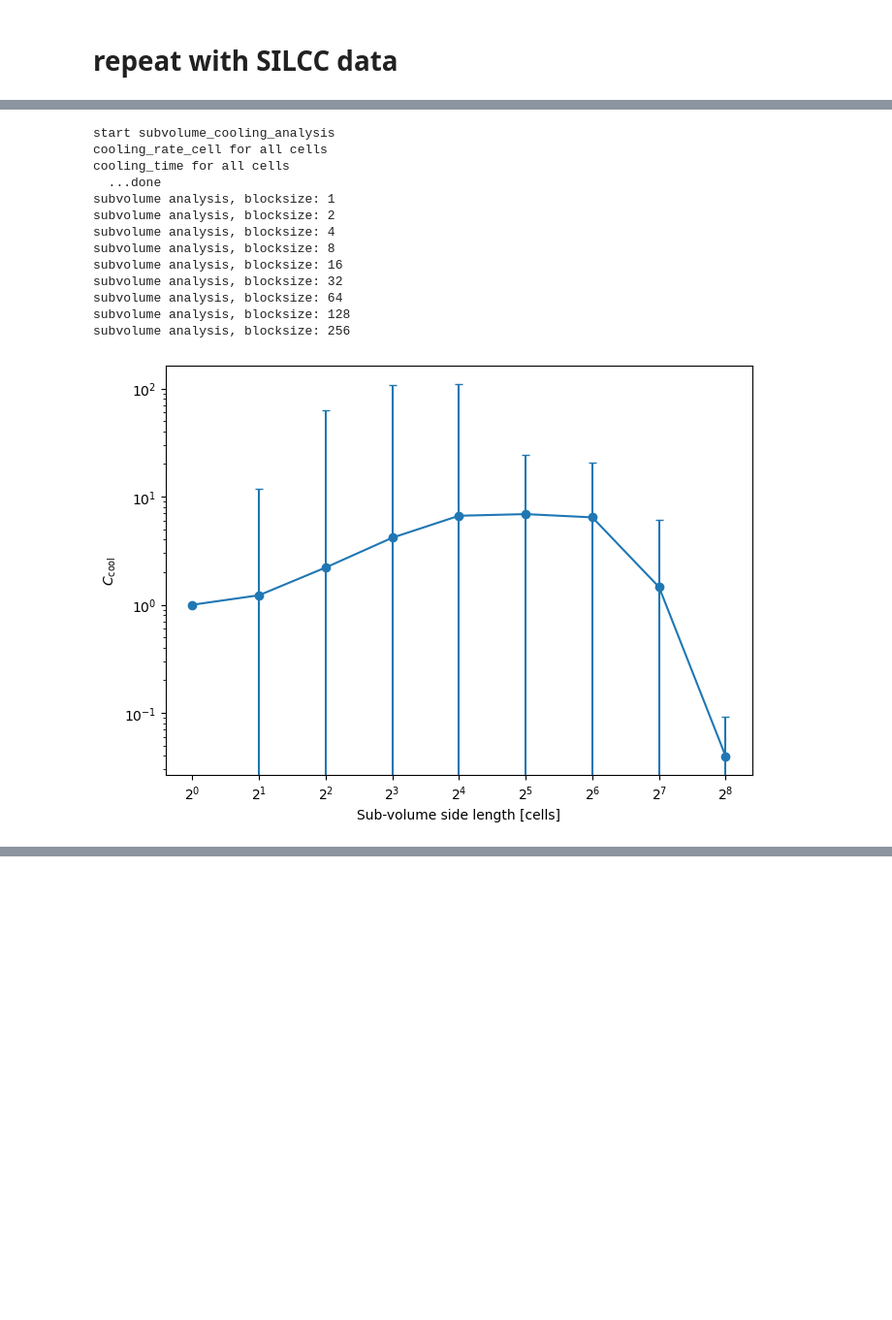
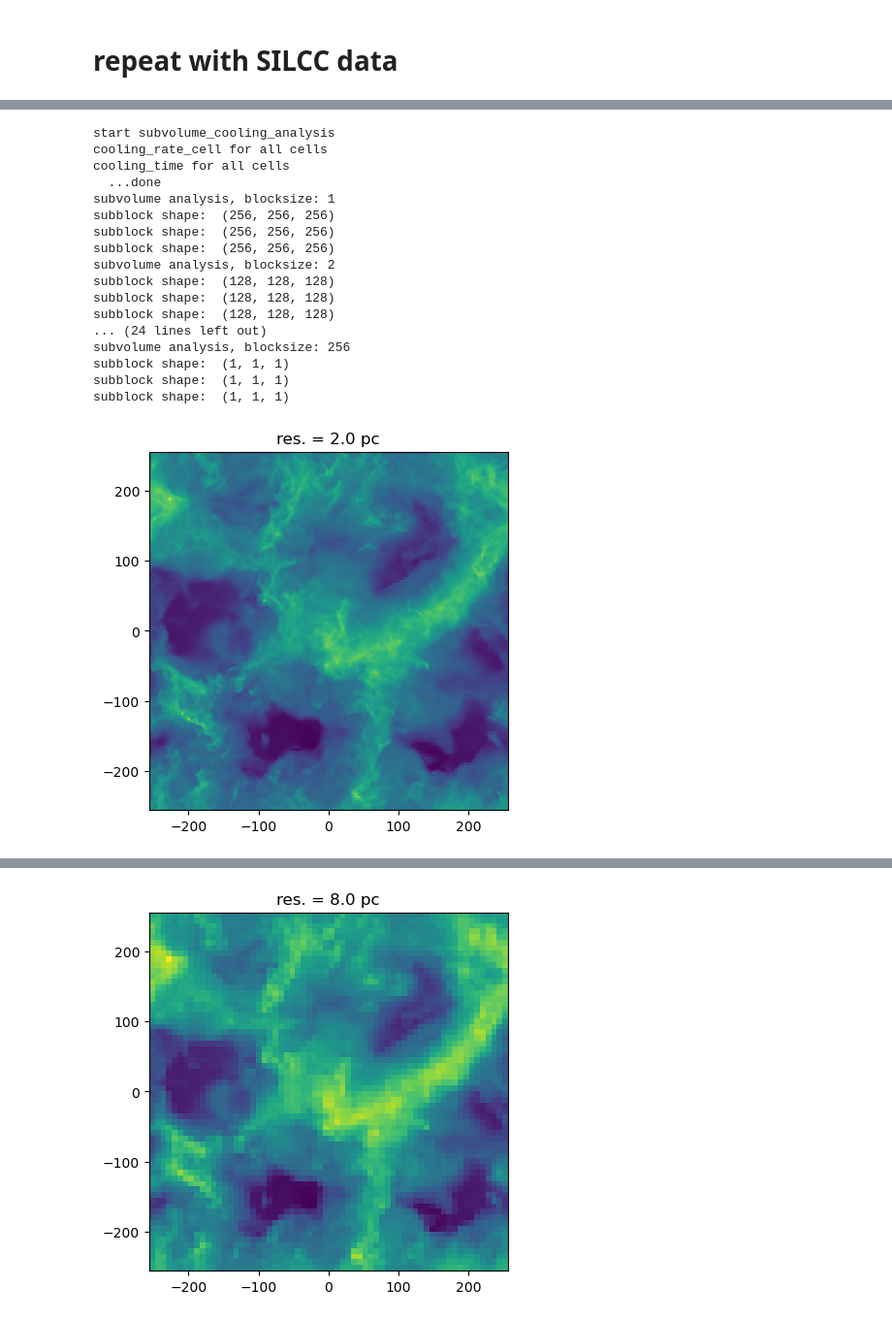
Before and after one commit to girichidis/les-houches-2026, a Jupyter notebook: average-cooling/Cooling-analysis.ipynb, the cells around one changed output, grey strips where cells are left out. Shown at 97% size. Cells and saved outputs as stored; diff of their text form; code cells hidden in the pictures; blank space fills up the shorter version.

Commit message:
modified cooling

```diff
--- a/average-cooling/Cooling-analysis.ipynb
+++ b/average-cooling/Cooling-analysis.ipynb
@@ -223,14 +224,16 @@ def block_view_mean(a, block_size):
 
     nblock = N // block_size
 
-    return a.reshape(
+    result = a.reshape(
         nblock, block_size,
         nblock, block_size,
         nblock, block_size
     ).mean(axis=(1, 3, 5))
+    print("subblock shape: ", result.shape)
+    return result
 
 
-def subvolume_cooling_analysis(n, T, cool_Lambda, min_blocks=2,verbose=True):
+def subvolume_cooling_analysis(n, T, cool_Lambda, min_blocks=1,verbose=True,plot=True,extent=None):
     """
     Go from the full resolution down to coarse sub-volumes.
 
@@ -267,6 +270,14 @@ def subvolume_cooling_analysis(n, T, cool_Lambda, min_blocks=2,verbose=True):
         Tbar = block_view_mean(T, block_size)
         Hbar = block_view_mean(H, block_size)
 
+        if plot:
+            fig, ax = plt.subplots()
+            if extent is not None:
+                title = "res. = "+ str( np.round((extent[1]-extent[0])/nbar.shape[0],0) )+" pc"
+                ax.set_title(title)
+            ax.imshow(np.sum(nbar,axis=2).T,norm=LogNorm(), origin="lower", extent=extent)
+            fig.savefig("test-subvolume-"+str(block_size)+".png", bbox_inches="tight")
+
         #H_mean_gas = nbar**2 * np.vectorize(cool_Lambda)(Tbar)
         H_mean_gas = nbar**2 * cool_Lambda(Tbar)
 
@@ -278,6 +289,7 @@ def subvolume_cooling_analysis(n, T, cool_Lambda, min_blocks=2,verbose=True):
 
         results.append({
             "block_size": block_size,
+            "resolution":
             "nsub": N // block_size,
             "subvolume_cells": block_size**3,
             "Ccool_mean": np.mean(Ccool),
@@ -443,23 +470,28 @@ p84    = 8.330474e+15
 # %%
 results = subvolume_cooling_analysis(
     n=data["n"],
     T=data["T"],
     cool_Lambda=cool_Lambda,
+    extent=[-256,256,-256,256]
 )
 
 plot_subvolume_results(results, time_unit="Myr")
 # %% [output]
 start subvolume_cooling_analysis
 cooling_rate_cell for all cells
 cooling_time for all cells
   ...done
 subvolume analysis, blocksize: 1
+subblock shape:  (256, 256, 256)
+subblock shape:  (256, 256, 256)
+subblock shape:  (256, 256, 256)
 subvolume analysis, blocksize: 2
-subvolume analysis, blocksize: 4
-subvolume analysis, blocksize: 8
-subvolume analysis, blocksize: 16
-subvolume analysis, blocksize: 32
-subvolume analysis, blocksize: 64
-subvolume analysis, blocksize: 128
+subblock shape:  (128, 128, 128)
+subblock shape:  (128, 128, 128)
+subblock shape:  (128, 128, 128)
+... (24 lines left out)
 subvolume analysis, blocksize: 256
+subblock shape:  (1, 1, 1)
+subblock shape:  (1, 1, 1)
+subblock shape:  (1, 1, 1)
-[figure, old version]
+[figure, new version]
@@ -466,0 +499 @@ subvolume analysis, blocksize: 256
+[figure, added]
```
Also changed, not shown: parts of 6 cells of this notebook.
